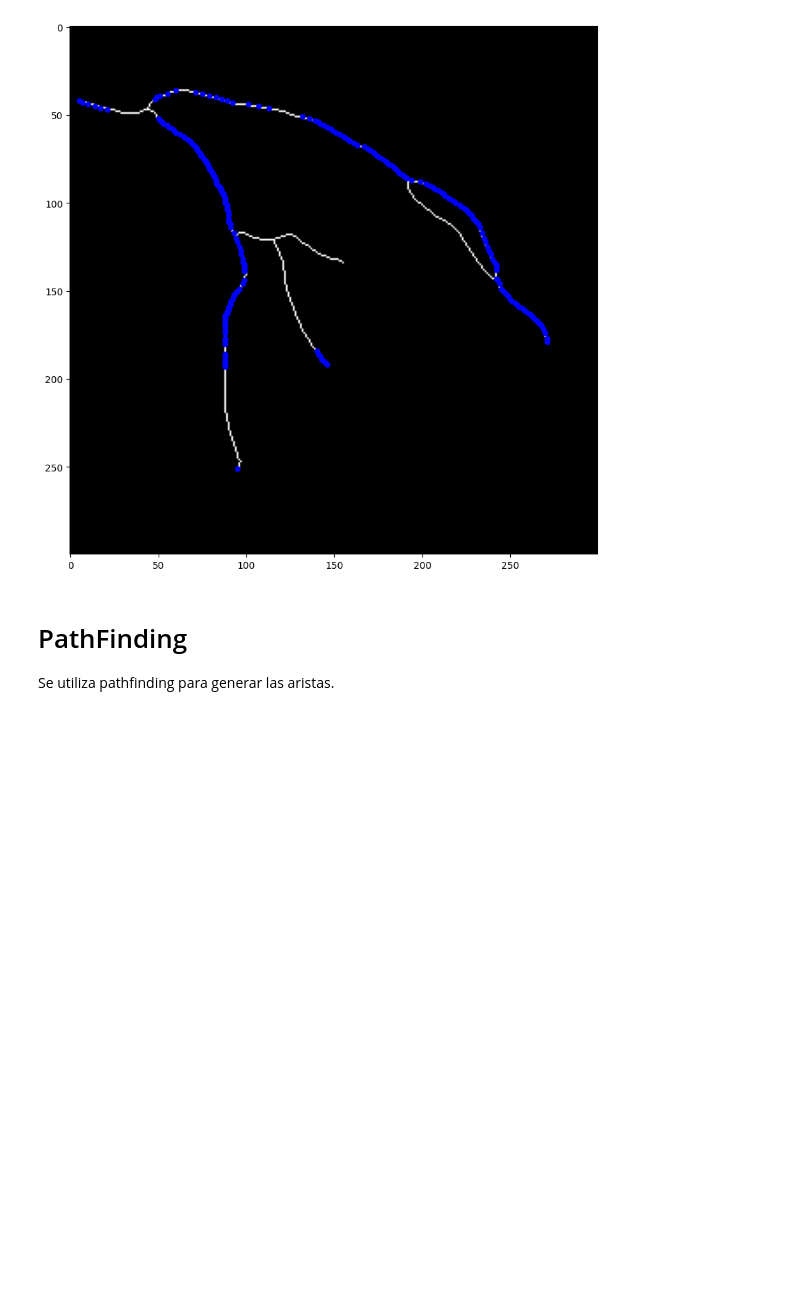
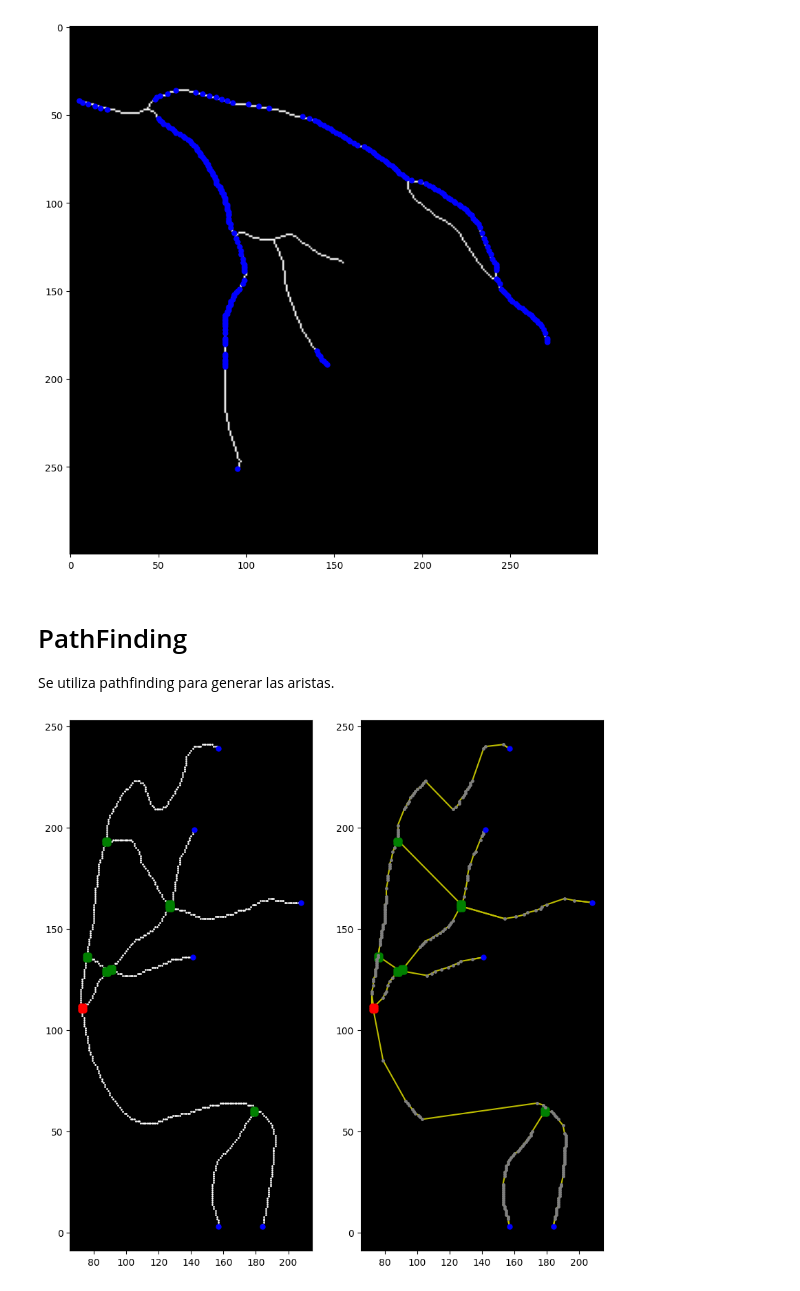
Before and after one commit to MGonza20/Proyecto01_VC_UVG, a Jupyter notebook: Problema02.ipynb, the cells around one changed output. Cells and saved outputs as stored; diff of their text form; code cells hidden in the pictures; blank space fills up the shorter version.

```diff
--- a/Problema02.ipynb
+++ b/Problema02.ipynb
@@ -361,6 +381,10 @@ def plot_original_Vs_result(skeleton, extreme_nodes_list, bifurcation_nodes_list
 	plt.plot([node[1] for node in bifurcation_nodes_list], [node[0] for node in bifurcation_nodes_list], 'ro', markersize=5)
 
 	plt.show()
+# %%
+plot_original_Vs_result(*get_image_features('images/1_gt.pgm'))
+# %% [output]
+[figure, added]
 # %%
 plot_original_Vs_result(*get_image_features('images/2_gt.pgm'))
 # %% [output]
```
Also changed, not shown: parts of 28 cells of this notebook, 1 other file.
